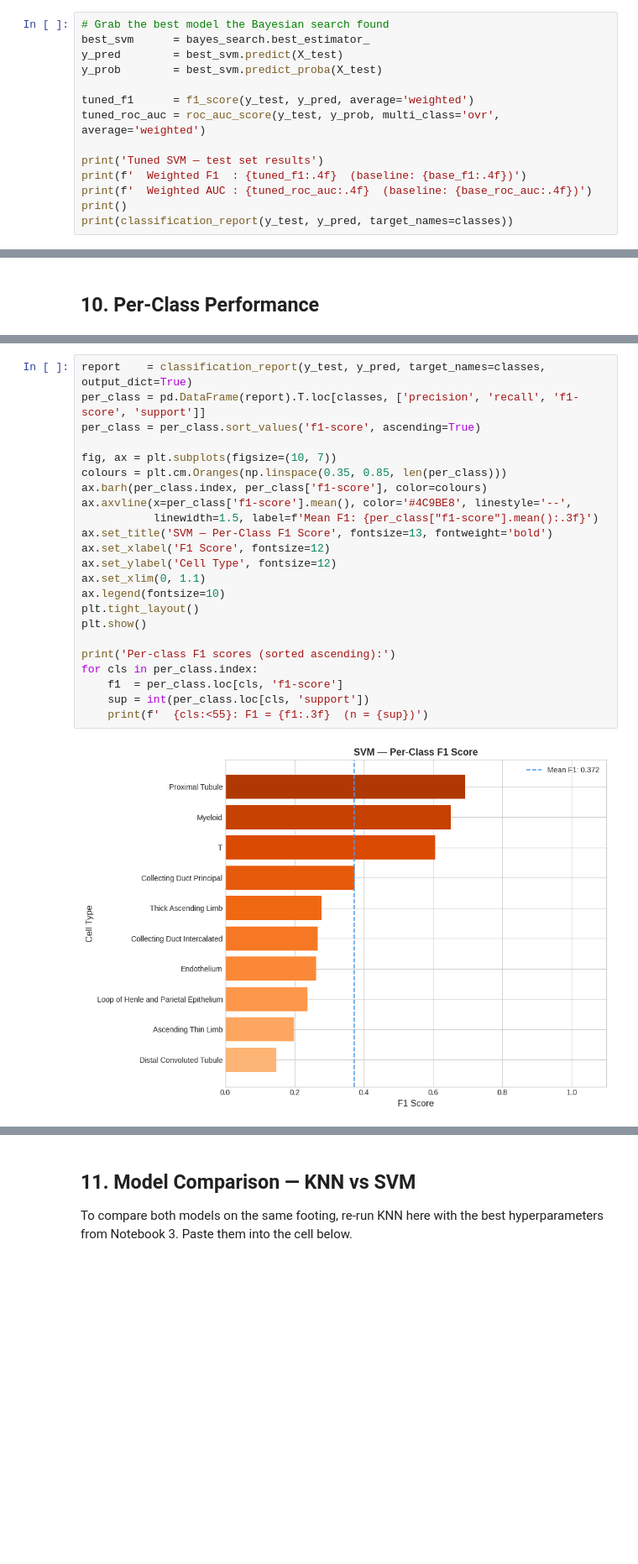
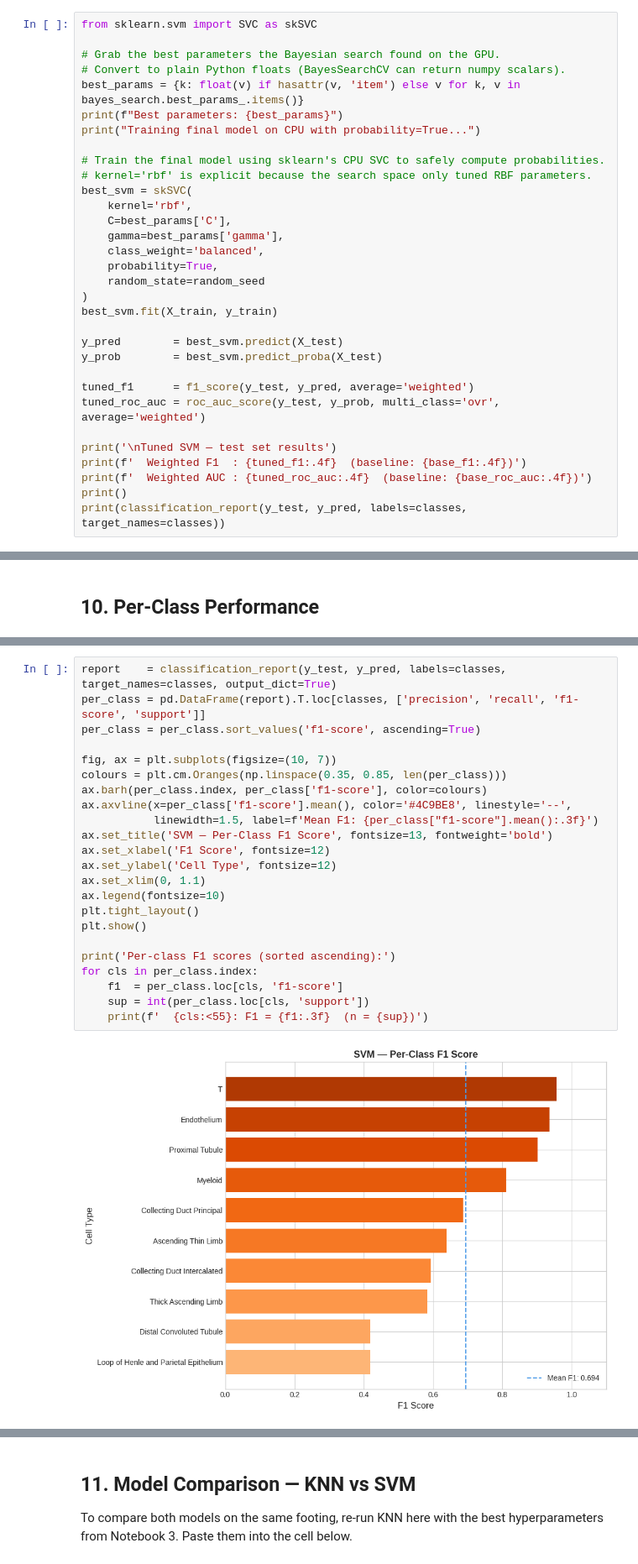
Before and after one commit to shiva-shivanibokka/Tisch-ML-Model, a Jupyter notebook: 04_svm.ipynb, the cells around one changed output, grey strips where cells are left out. Shown at 84% size. Cells and saved outputs as stored; diff of their text form; blank space fills up the shorter version.

```diff
--- a/04_svm.ipynb
+++ b/04_svm.ipynb
@@ -218,15 +257,33 @@ We take the best model found by the Bayesian search and evaluate it on the test
 # %%
-# Grab the best model the Bayesian search found
-best_svm      = bayes_search.best_estimator_
+from sklearn.svm import SVC as skSVC
+
+# Grab the best parameters the Bayesian search found on the GPU.
+# Convert to plain Python floats (BayesSearchCV can return numpy scalars).
+best_params = {k: float(v) if hasattr(v, 'item') else v for k, v in bayes_search.best_params_.items()}
+print(f"Best parameters: {best_params}")
+print("Training final model on CPU with probability=True...")
+
+# Train the final model using sklearn's CPU SVC to safely compute probabilities.
+# kernel='rbf' is explicit because the search space only tuned RBF parameters.
+best_svm = skSVC(
+    kernel='rbf',
+    C=best_params['C'],
+    gamma=best_params['gamma'],
+    class_weight='balanced',
+    probability=True,
+    random_state=random_seed
+)
+best_svm.fit(X_train, y_train)
+
 y_pred        = best_svm.predict(X_test)
 y_prob        = best_svm.predict_proba(X_test)
 
 tuned_f1      = f1_score(y_test, y_pred, average='weighted')
 tuned_roc_auc = roc_auc_score(y_test, y_prob, multi_class='ovr', average='weighted')
 
-print('Tuned SVM — test set results')
+print('\nTuned SVM — test set results')
 print(f'  Weighted F1  : {tuned_f1:.4f}  (baseline: {base_f1:.4f})')
 print(f'  Weighted AUC : {tuned_roc_auc:.4f}  (baseline: {base_roc_auc:.4f})')
 print()
-print(classification_report(y_test, y_pred, target_names=classes))
+print(classification_report(y_test, y_pred, labels=classes, target_names=classes))
 # %% [output]
@@ -345,26 +437,26 @@ Per-class F1 scores sorted from worst to best. This shows which cell types SVM f
 # %%
-report    = classification_report(y_test, y_pred, target_names=classes, output_dict=True)
+report    = classification_report(y_test, y_pred, labels=classes, target_names=classes, output_dict=True)
 per_class = pd.DataFrame(report).T.loc[classes, ['precision', 'recall', 'f1-score', 'support']]
 per_class = per_class.sort_values('f1-score', ascending=True)
 
 fig, ax = plt.subplots(figsize=(10, 7))
 colours = plt.cm.Oranges(np.linspace(0.35, 0.85, len(per_class)))
 ax.barh(per_class.index, per_class['f1-score'], color=colours)
 ax.axvline(x=per_class['f1-score'].mean(), color='#4C9BE8', linestyle='--',
            linewidth=1.5, label=f'Mean F1: {per_class["f1-score"].mean():.3f}')
 ax.set_title('SVM — Per-Class F1 Score', fontsize=13, fontweight='bold')
 ax.set_xlabel('F1 Score', fontsize=12)
 ax.set_ylabel('Cell Type', fontsize=12)
 ax.set_xlim(0, 1.1)
 ax.legend(fontsize=10)
 plt.tight_layout()
 plt.show()
 
 print('Per-class F1 scores (sorted ascending):')
 for cls in per_class.index:
     f1  = per_class.loc[cls, 'f1-score']
     sup = int(per_class.loc[cls, 'support'])
     print(f'  {cls:<55}: F1 = {f1:.3f}  (n = {sup})')
 # %% [output]
-[figure, old version]
+[figure, new version]
 Per-class F1 scores (sorted ascending):
```
Also changed, not shown: parts of 32 cells of this notebook, 3 other files.
